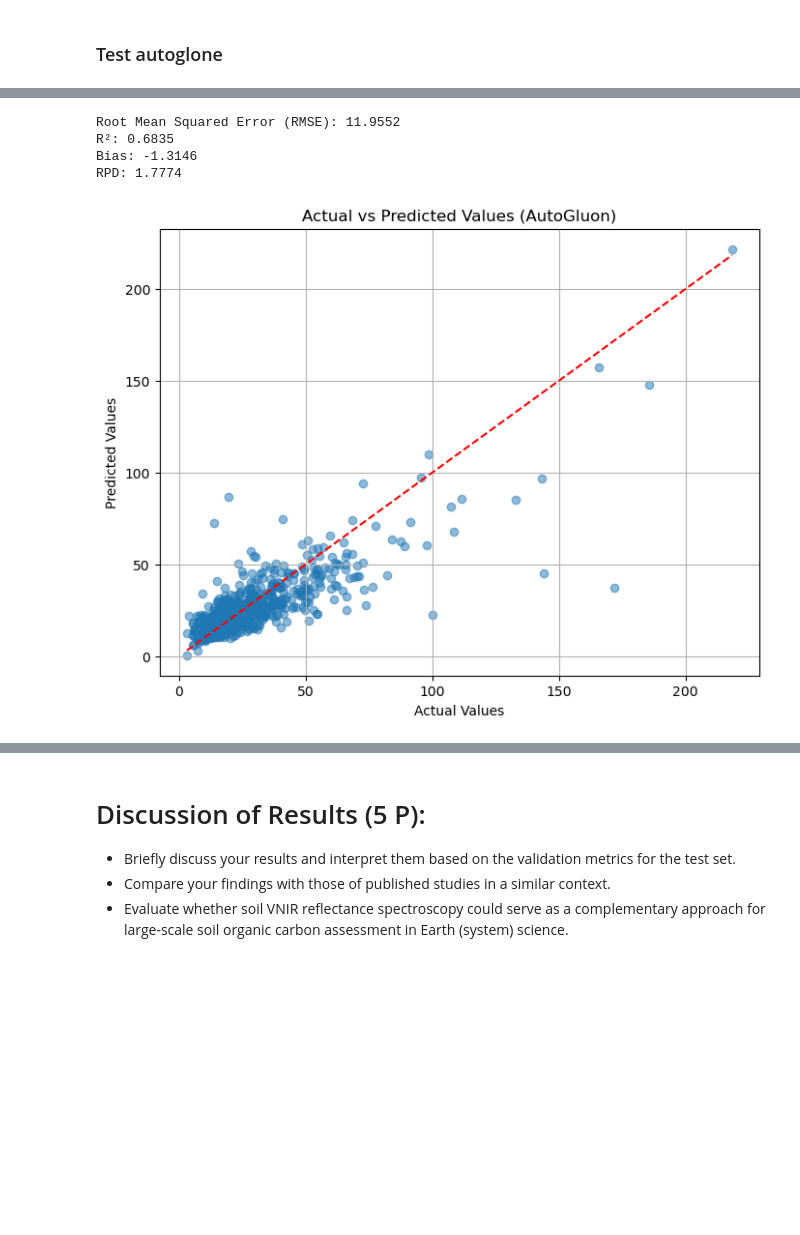
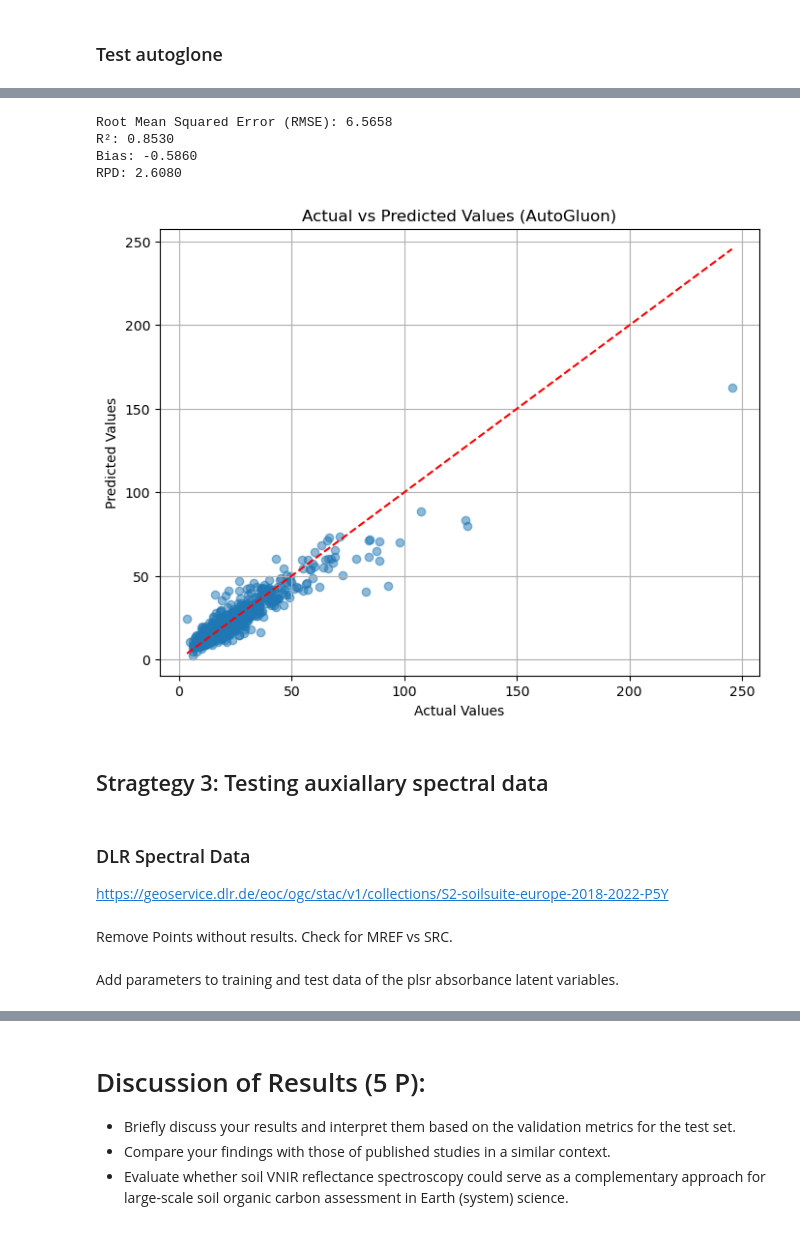
Before and after one commit to luismaecker/soc_modelling, a Jupyter notebook: pls.ipynb, the cells around one changed output, grey strips where cells are left out. Saved outputs shown, nothing was run; the diff lists cells and outputs as text; code cells hidden in the pictures; blank space fills up the shorter version.

```diff
--- a/pls.ipynb
+++ b/pls.ipynb
@@ -560,10 +547,0 @@ X_test_random_scaled = random_scalar.transform(X_test_random_snv)
-# %%
-pls = PLSRegression(n_components=plsr_base_components["optimal_n"])
-pls.fit(X_train_random_snv, y_train_random)
-
-
-# Fit PLSR on the training data and transform the training set
-X_train_pls, _ = plsr_base_model.fit_transform(X_train_random_snv, y_train_random)
-
-# Transform the test set using the fitted model (trained on the training set)
-X_test_pls = plsr_base_model.transform(X_test_random_scaled)
@@ -902,12 +620,11 @@ print(f"RPD: {metrics['rpd']:.4f}")
 from autogluon.tabular import TabularDataset, TabularPredictor
 import pandas as pd
 # %%
-
 # Convert numpy arrays to DataFrame with wavelength columns
 wavelengths = range(500, 2500, 2)  # Your wavelength range
-train_df = pd.DataFrame(X_train_random_scaled, columns=range(1, X_train_random_scaled.shape[1] + 1))
-test_df = pd.DataFrame(X_test_random_scaled, columns=range(1, X_train_random_scaled.shape[1] + 1))
+train_df = pd.DataFrame(X_train_pls, columns=range(1, X_train_pls.shape[1] + 1))
+test_df = pd.DataFrame(X_test_pls, columns=range(1, X_train_pls.shape[1] + 1))
 # %%
 # Add target variable
-train_df['SOC'] = y_train_random
-test_df['SOC'] = y_test_random
+train_df['SOC'] = y_train
+test_df['SOC'] = y_test
@@ -933,0 +631,15 @@ TabularPredictor saved. To load, use: predictor = TabularPredictor.load("c:\User
+# %%
+# More advanced configuration with safety measures
+auto_predictor = TabularPredictor(
+    label='SOC',
+    problem_type="regression",
+    eval_metric='root_mean_squared_error',
+).fit(
+    train_df,
+    presets='best_quality',
+    num_gpus=0,
+    num_cpus=1,
+    memory_limit='auto',
+    auto_stack=False,
+    verbosity=2
+)
@@ -960,19 +687,29 @@ Model Leaderboard:
 # %%
 # Get predictions and evaluate
-y_pred_auto = predictor.predict(test_df.drop(columns=['SOC']))
+y_pred_auto = auto_predictor.predict(test_df.drop(columns=['SOC']))
 
 # Evaluate using your existing function
 autogluon_eval = own_functions.evaluate_model(
-    predictor,
+    auto_predictor,
     X_test=test_df.drop(columns=['SOC']),
     y_test=test_df['SOC'],
     print_metrics=True,
     show_plot=True,
     plot_kwargs={'model_name': 'AutoGluon', 'figsize': (8, 6)}
 )
 # %% [output]
-Root Mean Squared Error (RMSE): 11.9552
-R²: 0.6835
-Bias: -1.3146
-RPD: 1.7774
+Root Mean Squared Error (RMSE): 6.5658
+R²: 0.8530
+Bias: -0.5860
+RPD: 2.6080
-[figure, old version]
+[figure, new version]
+# %% [markdown]
+## Stragtegy 3: Testing auxiallary spectral data
+# %% [markdown]
+### DLR Spectral Data
+
+https://geoservice.dlr.de/eoc/ogc/stac/v1/collections/S2-soilsuite-europe-2018-2022-P5Y
+# %% [markdown]
+Remove Points without results. Check for MREF vs SRC.
+# %% [markdown]
+Add parameters to training and test data of the plsr absorbance latent variables.
```
Also changed, not shown: parts of 55 cells of this notebook, 10 other files.
